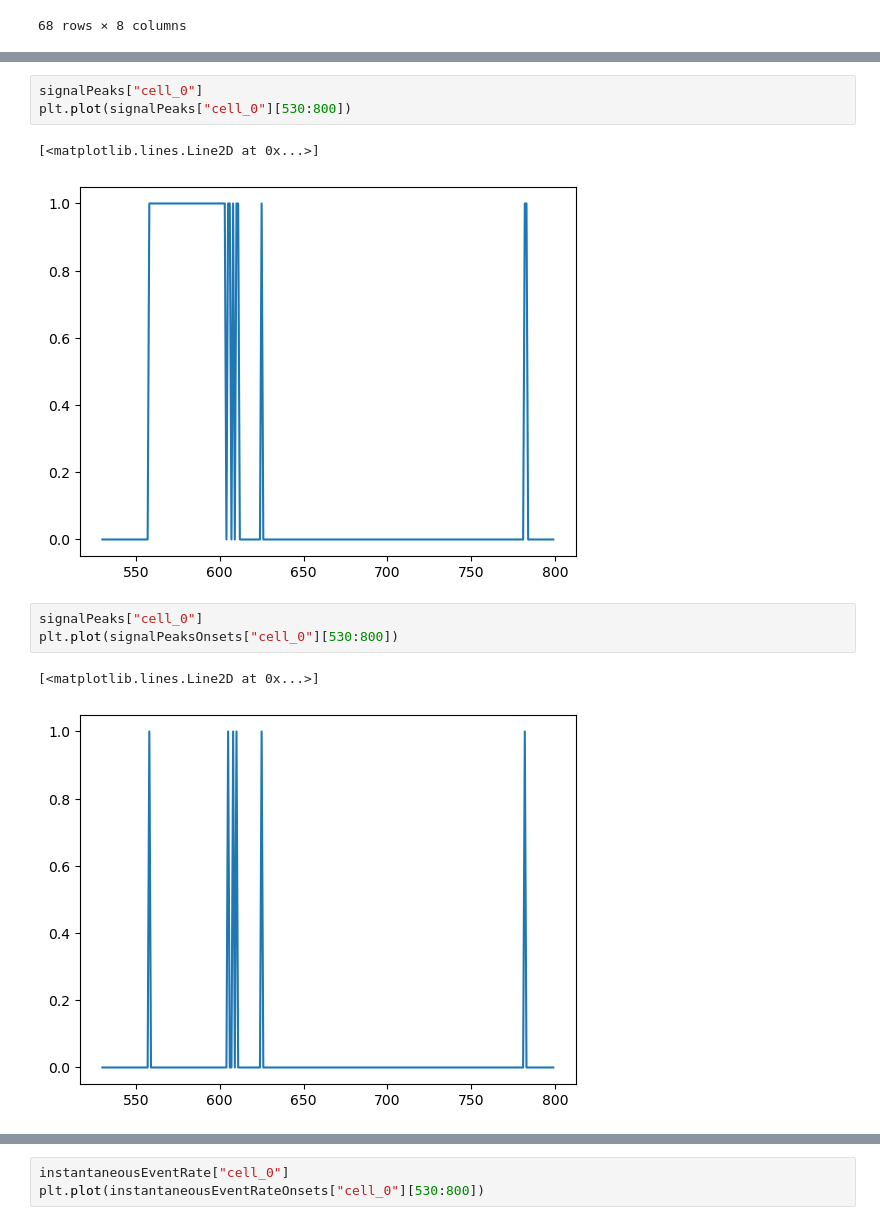
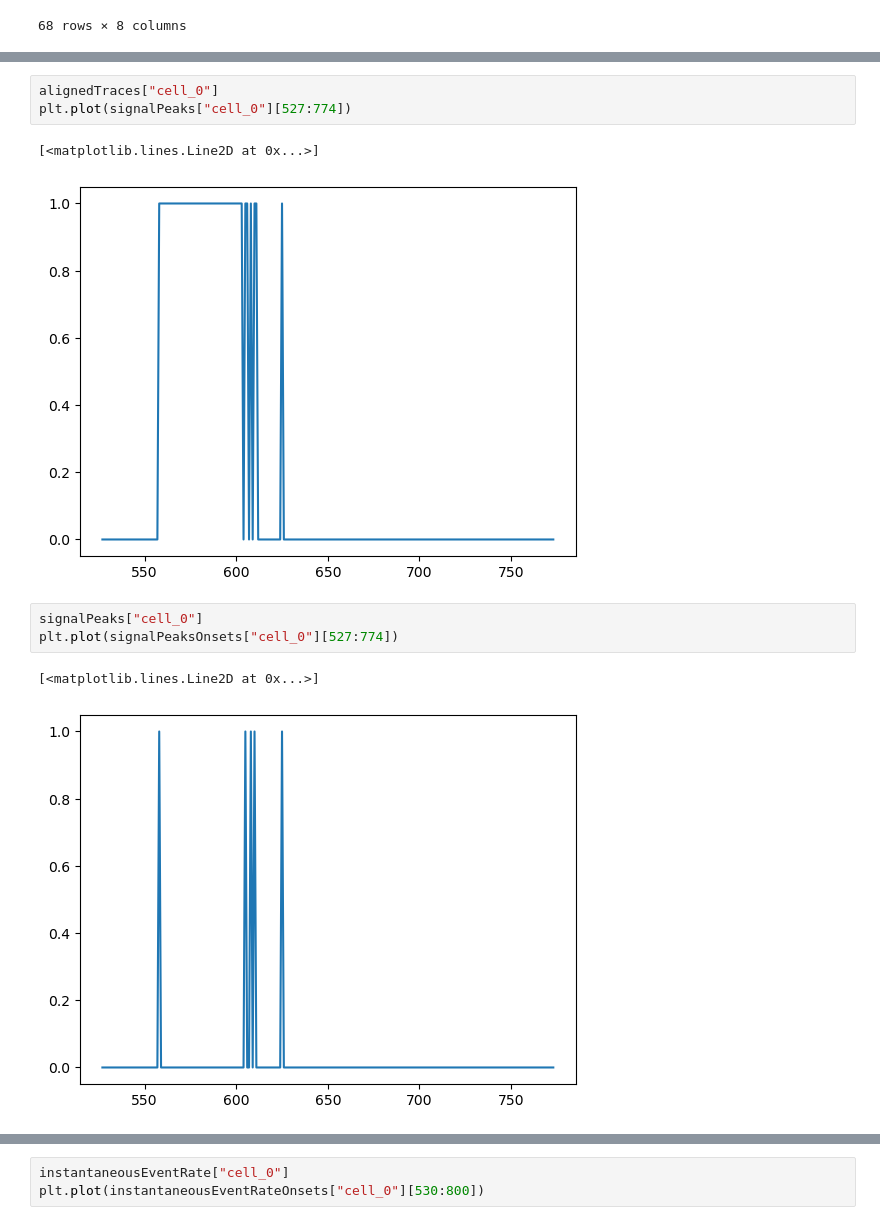
Before and after one commit to marburyvthesea/placeCellAnalysis, a Jupyter notebook: calcFiringRateAtSpeedBinsOnsets.ipynb, the cells around one changed output, grey strips where cells are left out. Saved outputs shown, nothing was run; the diff lists cells and outputs as text.

```diff
--- a/calcFiringRateAtSpeedBinsOnsets.ipynb
+++ b/calcFiringRateAtSpeedBinsOnsets.ipynb
@@ -778,14 +797,14 @@ plt.plot(alignedTraces["cell_0"][530:800])
 # %%
-signalPeaks["cell_0"]
-plt.plot(signalPeaks["cell_0"][530:800])
+alignedTraces["cell_0"]
+plt.plot(signalPeaks["cell_0"][527:774])
 # %% [output]
 [<matplotlib.lines.Line2D at 0x...>]
-[figure, old version]
+[figure, new version]
 # %%
 signalPeaks["cell_0"]
-plt.plot(signalPeaksOnsets["cell_0"][530:800])
+plt.plot(signalPeaksOnsets["cell_0"][527:774])
 # %% [output]
 [<matplotlib.lines.Line2D at 0x...>]
-[figure, old version]
+[figure, new version]
 # %%
 instantaneousEventRate["cell_0"]
```
Also changed, not shown: parts of 5 cells of this notebook, 6 other files.
